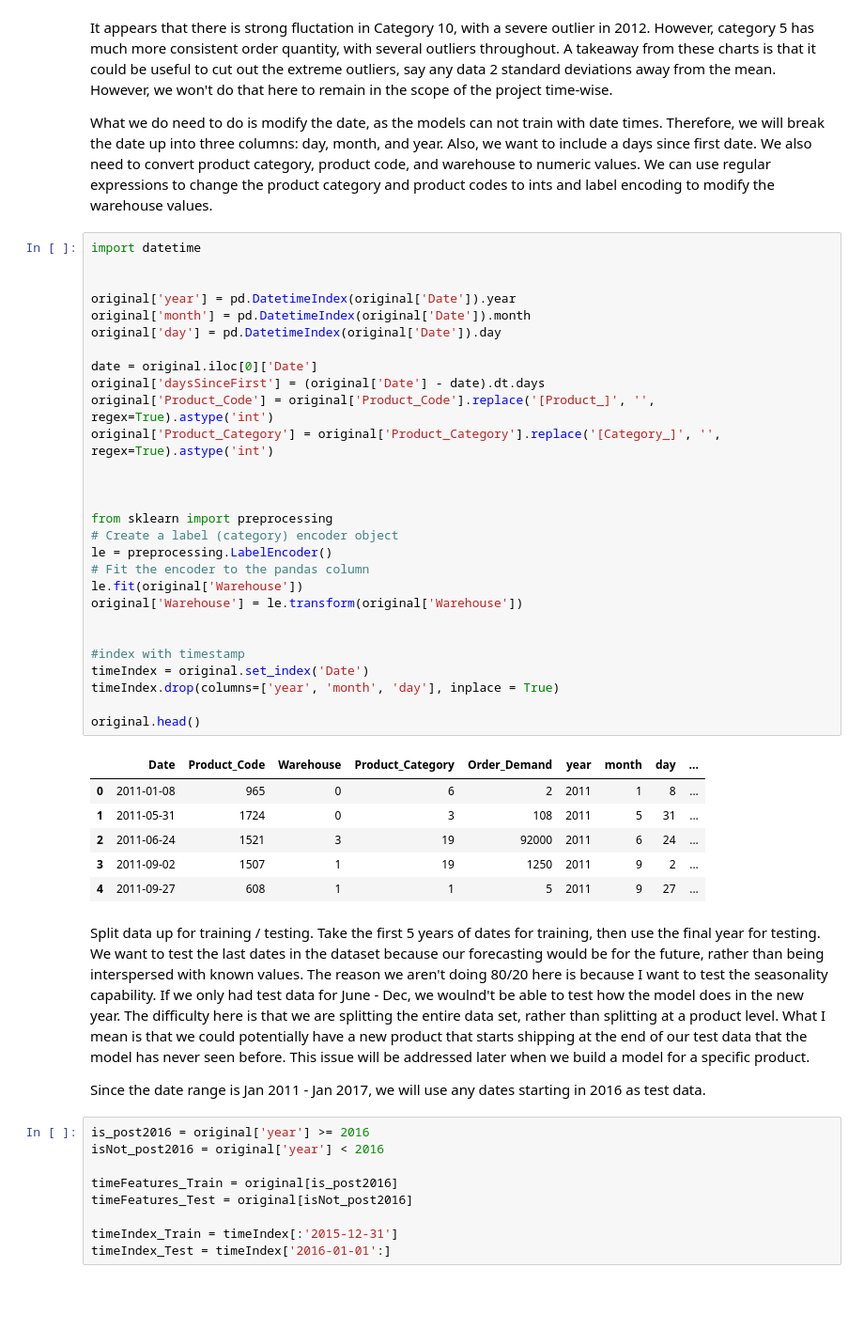
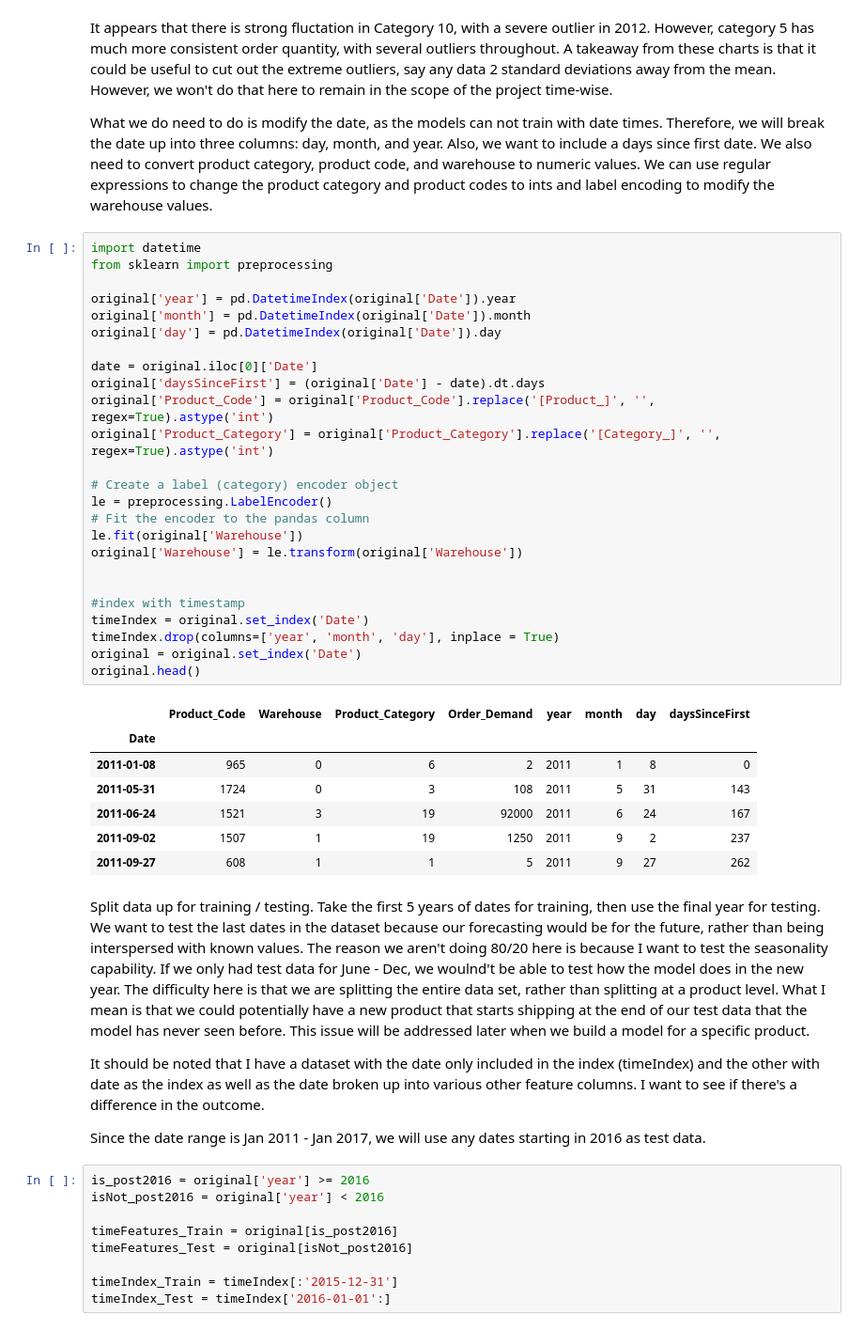
Before and after one commit to mdsvoren/eecs731-project5, a Jupyter notebook: notebooks/Project 5 - Forecasting Product Demand.ipynb, the cells around one changed output. Shown at 94% size. Saved outputs shown, nothing was run; the diff lists cells and outputs as text; blank space fills up the shorter version.

```diff
--- a/notebooks/Project 5 - Forecasting Product Demand.ipynb
+++ b/notebooks/Project 5 - Forecasting Product Demand.ipynb
@@ -100,42 +99,42 @@ It appears that there is strong fluctation in Category 10, with a severe outlier
 What we do need to do is modify the date, as the models can not train with date times. Therefore, we will break the date up into three columns: day, month, and year. Also, we want to include a days since first date. We also need to convert product category, product code, and warehouse to numeric values. We can use regular expressions to change the product category and product codes to ints and label encoding to modify the warehouse values.
 # %%
 import datetime
-
+from sklearn import preprocessing
 
 original['year'] = pd.DatetimeIndex(original['Date']).year
 original['month'] = pd.DatetimeIndex(original['Date']).month
 original['day'] = pd.DatetimeIndex(original['Date']).day
 
 date = original.iloc[0]['Date']
 original['daysSinceFirst'] = (original['Date'] - date).dt.days
 original['Product_Code'] = original['Product_Code'].replace('[Product_]', '', regex=True).astype('int')
 original['Product_Category'] = original['Product_Category'].replace('[Category_]', '', regex=True).astype('int')
 
-
-
-from sklearn import preprocessing
 # Create a label (category) encoder object
 le = preprocessing.LabelEncoder()
 # Fit the encoder to the pandas column
 le.fit(original['Warehouse'])
 original['Warehouse'] = le.transform(original['Warehouse'])
 
 
 #index with timestamp
 timeIndex = original.set_index('Date')
 timeIndex.drop(columns=['year', 'month', 'day'], inplace = True)
-
+original = original.set_index('Date')
 original.head()
 # %% [output]
-|  | Date | Product_Code | Warehouse | Product_Category | Order_Demand | year | month | day | ... |
-| 0 | 2011-01-08 | 965 | 0 | 6 | 2 | 2011 | 1 | 8 | ... |
-| 1 | 2011-05-31 | 1724 | 0 | 3 | 108 | 2011 | 5 | 31 | ... |
-| 2 | 2011-06-24 | 1521 | 3 | 19 | 92000 | 2011 | 6 | 24 | ... |
-| 3 | 2011-09-02 | 1507 | 1 | 19 | 1250 | 2011 | 9 | 2 | ... |
-| 4 | 2011-09-27 | 608 | 1 | 1 | 5 | 2011 | 9 | 27 | ... |
+|  | Product_Code | Warehouse | Product_Category | Order_Demand | year | month | day | daysSinceFirst |
+| Date |  |  |  |  |  |  |  |  |
+| 2011-01-08 | 965 | 0 | 6 | 2 | 2011 | 1 | 8 | 0 |
+| 2011-05-31 | 1724 | 0 | 3 | 108 | 2011 | 5 | 31 | 143 |
+| 2011-06-24 | 1521 | 3 | 19 | 92000 | 2011 | 6 | 24 | 167 |
+| 2011-09-02 | 1507 | 1 | 19 | 1250 | 2011 | 9 | 2 | 237 |
+| 2011-09-27 | 608 | 1 | 1 | 5 | 2011 | 9 | 27 | 262 |
 # %% [markdown]
 Split data up for training / testing. Take the first 5 years of dates for training, then use the final year for testing. We want to test the last dates in the dataset because our forecasting would be for the future, rather than being interspersed with known values. The reason we aren't doing 80/20 here is because I want to test the seasonality capability. If we only had test data for June - Dec, we woulnd't be able to test how the model does in the new year. The difficulty here is that we are splitting the entire data set, rather than splitting at a product level. What I mean is that we could potentially have a new product that starts shipping at the end of our test data that the model has never seen before. This issue will be addressed later when we build a model for a specific product.
 
+It should be noted that I have a dataset with the date only included in the index (timeIndex) and the other with date as the index as well as the date broken up into various other feature columns. I want to see if there's a difference in the outcome.
+
 Since the date range is Jan 2011 - Jan 2017, we will use any dates starting in 2016 as test data.
 # %%
 is_post2016 = original['year'] >= 2016
```
Also changed, not shown: parts of 24 cells of this notebook.
